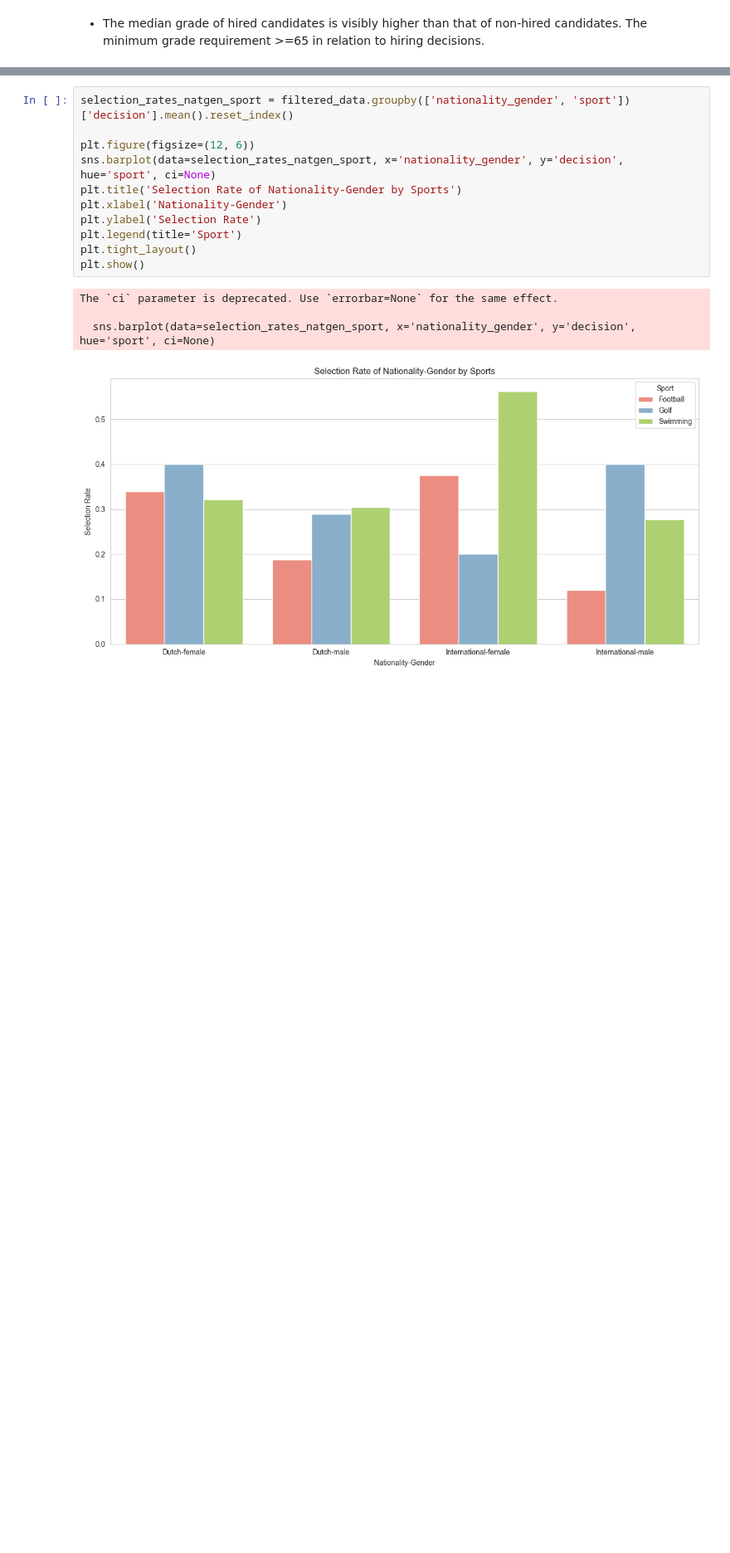
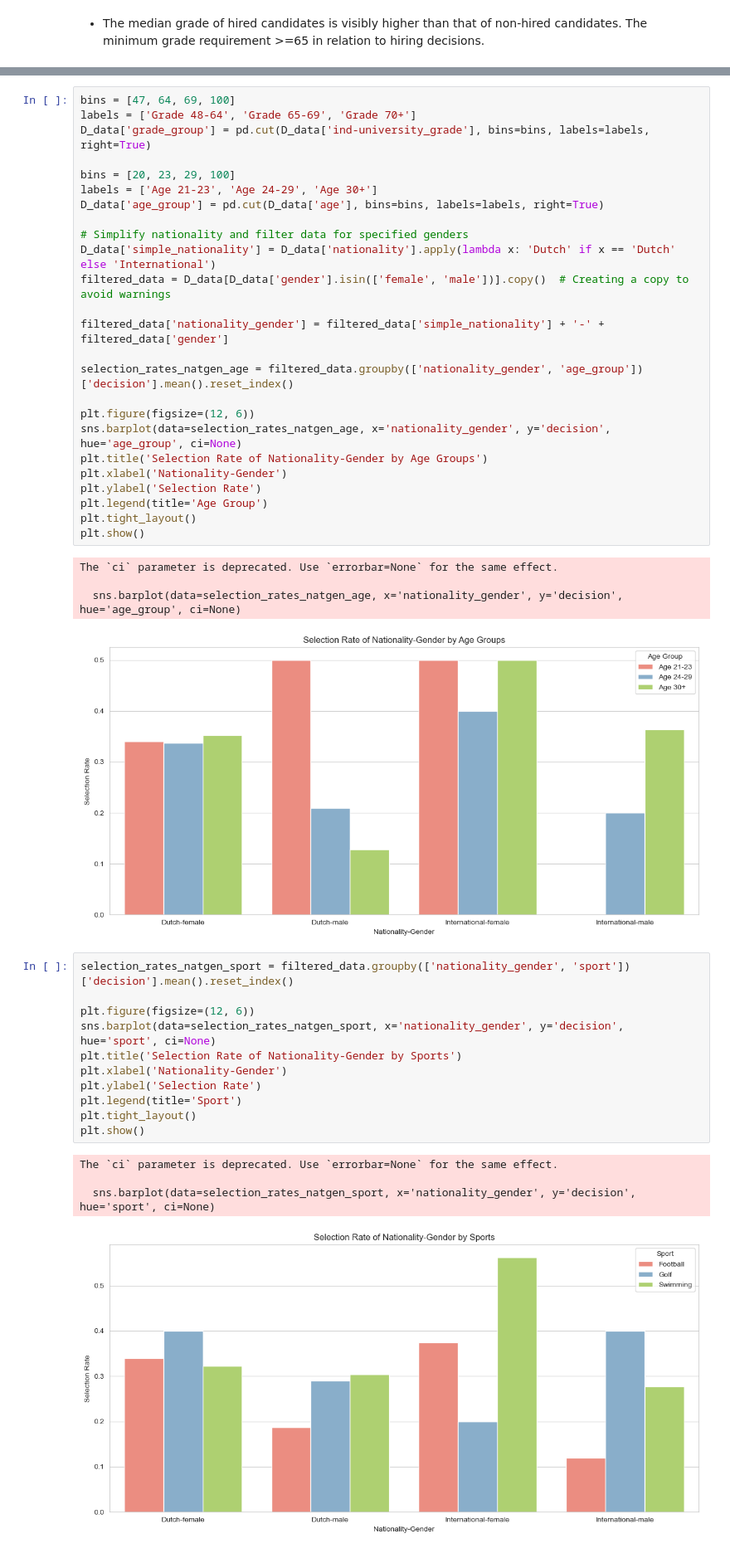
Before and after one commit to kwah-space/IDS-draft, a Jupyter notebook: A3 model.ipynb, the cells around one changed output, grey strips where cells are left out. Shown at 83% size. Drawn from its saved outputs; the diff is of its cells as text; blank space fills up the shorter version.

```diff
--- a/A3 model.ipynb
+++ b/A3 model.ipynb
@@ -462,3 +225,33 @@ plt.show()
+# %%
+bins = [47, 64, 69, 100]
+labels = ['Grade 48-64', 'Grade 65-69', 'Grade 70+']
+D_data['grade_group'] = pd.cut(D_data['ind-university_grade'], bins=bins, labels=labels, right=True)
+
+bins = [20, 23, 29, 100]
+labels = ['Age 21-23', 'Age 24-29', 'Age 30+']
+D_data['age_group'] = pd.cut(D_data['age'], bins=bins, labels=labels, right=True)
+
+# Simplify nationality and filter data for specified genders
+D_data['simple_nationality'] = D_data['nationality'].apply(lambda x: 'Dutch' if x == 'Dutch' else 'International')
+filtered_data = D_data[D_data['gender'].isin(['female', 'male'])].copy()  # Creating a copy to avoid warnings
+
+filtered_data['nationality_gender'] = filtered_data['simple_nationality'] + '-' + filtered_data['gender']
+
+selection_rates_natgen_age = filtered_data.groupby(['nationality_gender', 'age_group'])['decision'].mean().reset_index()
+
+plt.figure(figsize=(12, 6))
+sns.barplot(data=selection_rates_natgen_age, x='nationality_gender', y='decision', hue='age_group', ci=None)
+plt.title('Selection Rate of Nationality-Gender by Age Groups')
+plt.xlabel('Nationality-Gender')
+plt.ylabel('Selection Rate')
+plt.legend(title='Age Group')
+plt.tight_layout()
+plt.show()
+# %% [output]
+The `ci` parameter is deprecated. Use `errorbar=None` for the same effect.
+
+  sns.barplot(data=selection_rates_natgen_age, x='nationality_gender', y='decision', hue='age_group', ci=None)
+[figure, added]
 # %%
 selection_rates_natgen_sport = filtered_data.groupby(['nationality_gender', 'sport'])['decision'].mean().reset_index()
 
```
Also changed, not shown: parts of 24 cells of this notebook, 1 other file.
